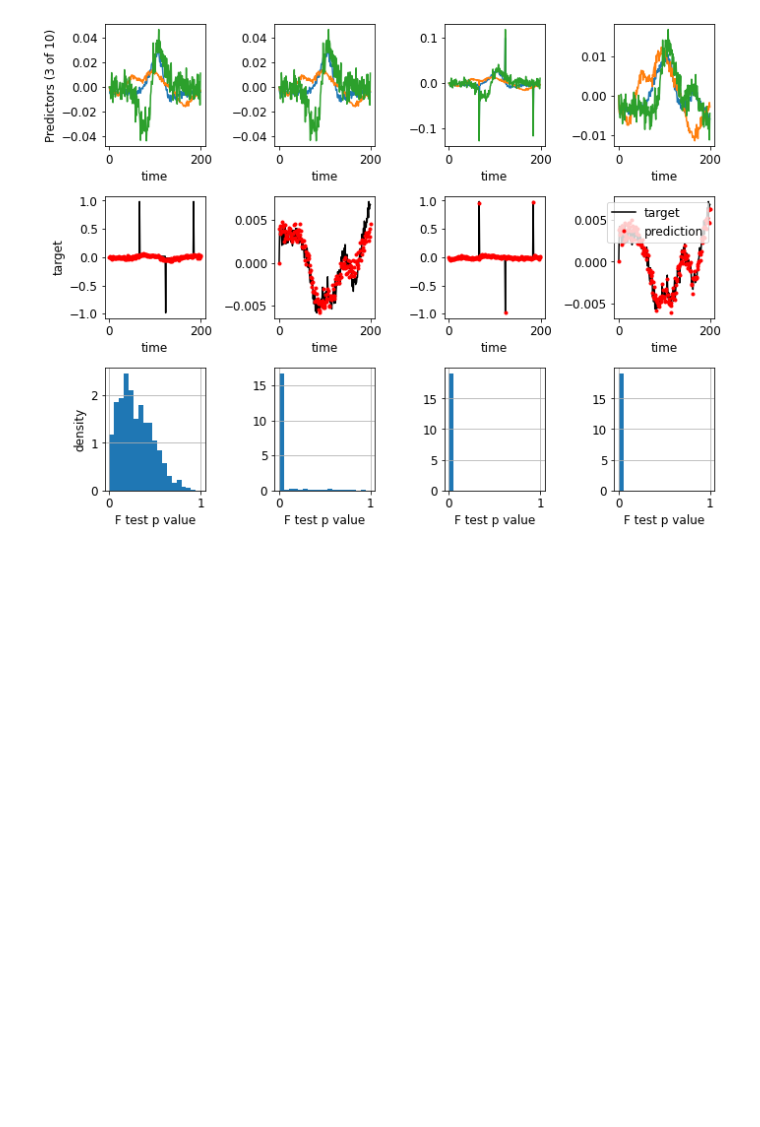
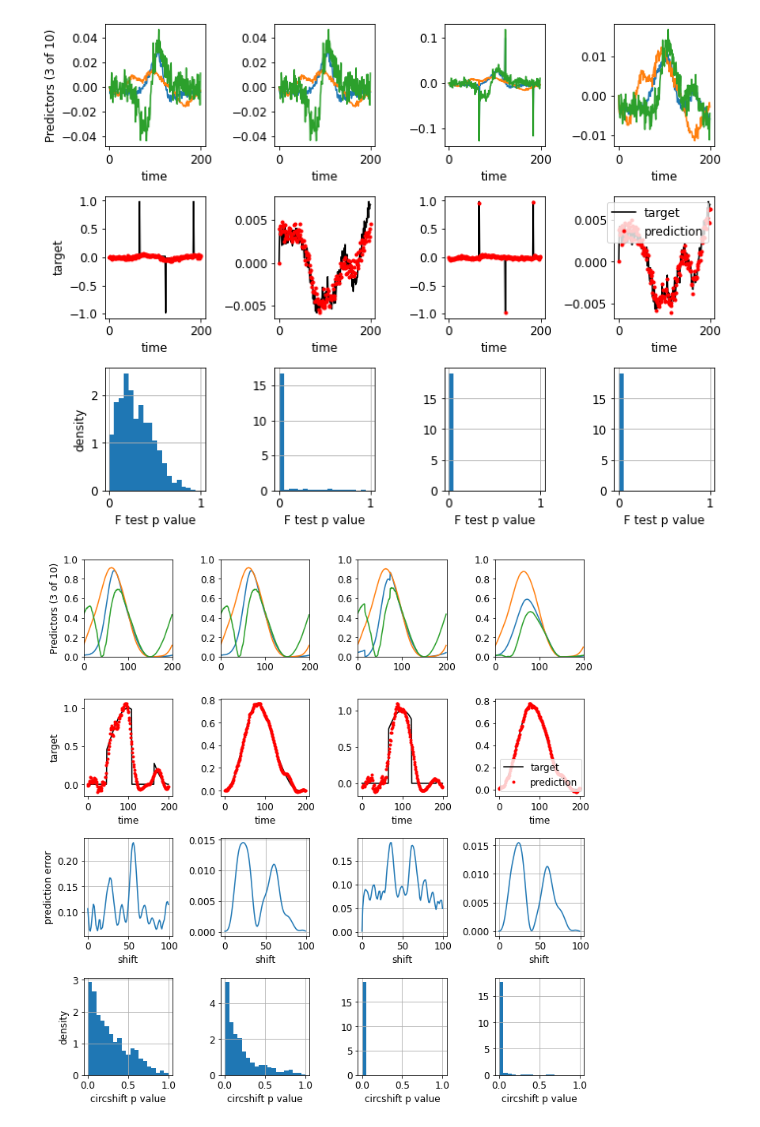
Before and after one commit to kdharris101/nonsense-correlations, a Jupyter notebook: nonsense.ipynb, the cells around one changed output. Saved outputs shown, nothing was run; the diff lists cells and outputs as text; code cells hidden in the pictures; blank space fills up the shorter version.

```diff
--- a/nonsense.ipynb
+++ b/nonsense.ipynb
@@ -825,3 +1027,62 @@ plt.tight_layout()
 plt.savefig('AR_Ftest.png',dpi=300)
 # %% [output]
 [figure]
+# %%
+# circular shift test with taper
+R=1000
+if 1:
+    p_circshift = np.zeros((nParams,R))
+
+    step = 2
+    resids = np.zeros(params.T//step)
+    for i,params in enumerate(paramList):
+        for r in range(R):
+            x0,y0 = testData[i][r]
+
+            x = x0*np.hanning(x.shape[0])[:,None]
+            y = y0*np.hanning(x.shape[0])[:,None]
+
+            for shift in range(params.T//step):
+                resids[shift],_,_ = ridge_error(np.roll(x,shift*step,0),y)
+            p_circshift[i,r] = stats.percentileofscore(resids, resids[0])/100
+
+
+ex_shift = 75
+# plots
+fig, ax = plt.subplots(4,nParams, figsize=(10,10))
+for i,params in enumerate(paramList):
+    x0,y0 = testData[i][0]
+    x = x0*np.hanning(x.shape[0])[:,None]
+    y = y0*np.hanning(x.shape[0])[:,None]
+
+    xr = np.roll(x,ex_shift*step,0)
+    ax[0,i].plot(xr[:,:3])
+    ax[0,i].set_xlim([0, params.T])
+    ax[0,i].set_ylim([0,1])
+    ax[1,i].plot(y, 'k')
+    _,_,yhat = ridge_error(xr,y)
+    ax[1,i].plot(yhat, 'r.')
+    ax[1,i].set_xlabel('time')
+
+    for shift in range(params.T//step):
+        resids[shift],_,_ = ridge_error(np.roll(x,shift*step,0),y)
+    ax[2,i].plot(resids)
+    ax[2,i].set_xlabel('shift')
+    ax[2,i].grid()
+
+    ax[3,i].hist(p_circshift[i],np.linspace(0,1,20), density=True)
+    ax[3,i].grid()
+    ax[3,i].set_xlabel('circshift p value')
+
+ax[0,0].set_ylabel('Predictors (3 of %d)'%params.C)
+ax[1,0].set_ylabel('target')
+ax[1,3].legend(('target', 'prediction'), loc='lower left')
+ax[2,0].set_ylabel('prediction error')
+ax[3,0].set_ylabel('density')
+
+
+
+plt.tight_layout()
+plt.savefig('CircShift.png',dpi=300)
+# %% [output]
+[figure, added]
```
Also changed, not shown: parts of 11 cells of this notebook.
